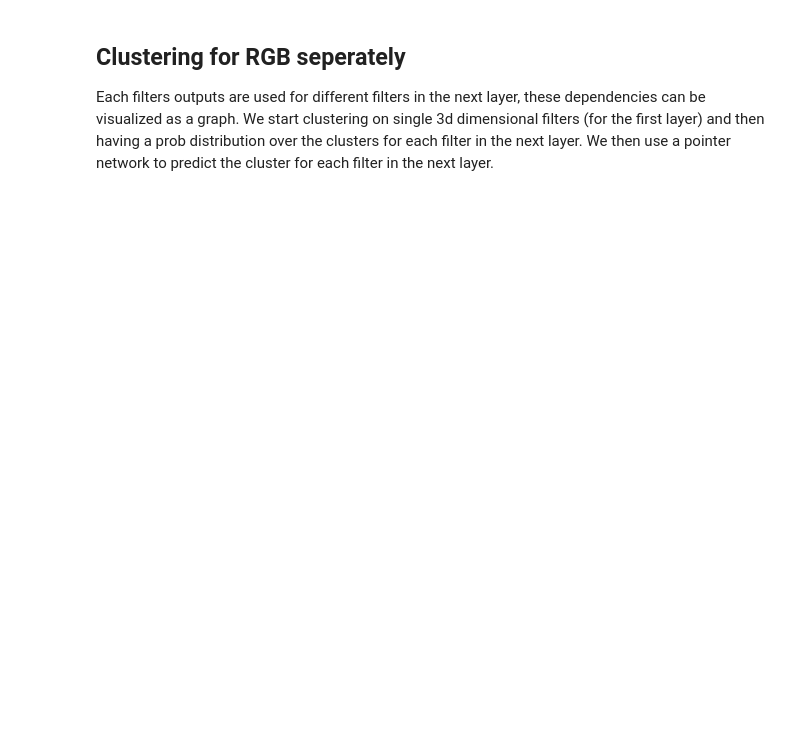
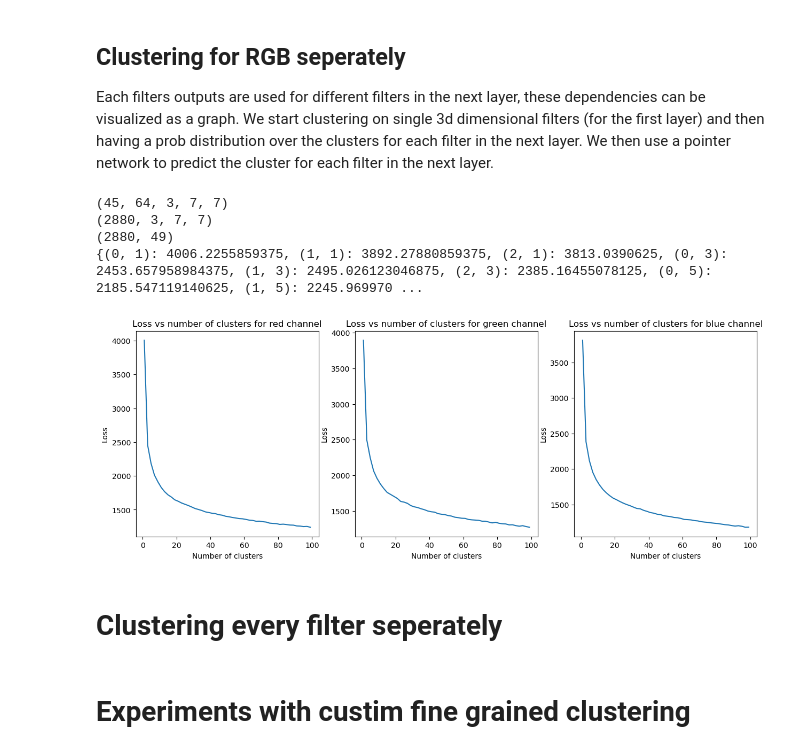
Before and after one commit to janulm/deep-learning-advanced-initialization, a Jupyter notebook: Custom_ResNet18_Clustering.ipynb, the cells around one changed output. Saved outputs shown, nothing was run; the diff lists cells and outputs as text; code cells hidden in the pictures; blank space fills up the shorter version.

```diff
--- a/Custom_ResNet18_Clustering.ipynb
+++ b/Custom_ResNet18_Clustering.ipynb
@@ -367,12 +354,7 @@ Each filters outputs are used for different filters in the next layer, these dep
 # %%
 import matplotlib.pyplot as plt
 
-def clustering_kmeans(models, mode):
-    # mode can be one of the following
-    # "euclid"
-    # "cosine"
-    # "fft" (not implemented yet)
-
+def clustering_kmeans(models):
     # go over all models and extract the first layer, and store it in a list
     first_layer_weights = []
     for model in models:
@@ -430,31 +412,39 @@ def clustering_kmeans(models, mode):
     # add x label
     axs[0].set_xlabel('Number of clusters')
     # add title
     axs[0].set_title('Loss vs number of clusters for red channel')
 
     # plot the loss for green
     data_g = [loss_list[(1,n_clusters)] for n_clusters in choices_num_clusters]
     axs[1].plot(choices_num_clusters,data_g)
     # add y label
     axs[1].set_ylabel('Loss')
     # add x label
     axs[1].set_xlabel('Number of clusters')
     # add title
     axs[1].set_title('Loss vs number of clusters for green channel')
 
     # plot the loss for blue
     data_b = [loss_list[(2,n_clusters)] for n_clusters in choices_num_clusters]
     axs[2].plot(choices_num_clusters,data_b)
     # add y label
     axs[2].set_ylabel('Loss')
     # add x label
     axs[2].set_xlabel('Number of clusters')
     # add title
     axs[2].set_title('Loss vs number of clusters for blue channel')
 
     plt.show()
 
     return
 
 
-#clusters = clustering_kmeans(models,mode='euclid')
+clusters = clustering_kmeans(models_dict)
+# %% [output]
+(45, 64, 3, 7, 7)
+(2880, 3, 7, 7)
+(2880, 49)
+{(0, 1): 4006.2255859375, (1, 1): 3892.27880859375, (2, 1): 3813.0390625, (0, 3): 2453.657958984375, (1, 3): 2495.026123046875, (2, 3): 2385.16455078125, (0, 5): 2185.547119140625, (1, 5): 2245.969970 ...
+[figure, added]
+# %% [markdown]
+# Clustering every filter seperately
@@ -460,0 +623,2 @@ def clustering_kmeans(models, mode):
+# %% [markdown]
+# Experiments with custim fine grained clustering
```
Also changed, not shown: parts of 5 cells of this notebook, 5 other files.
